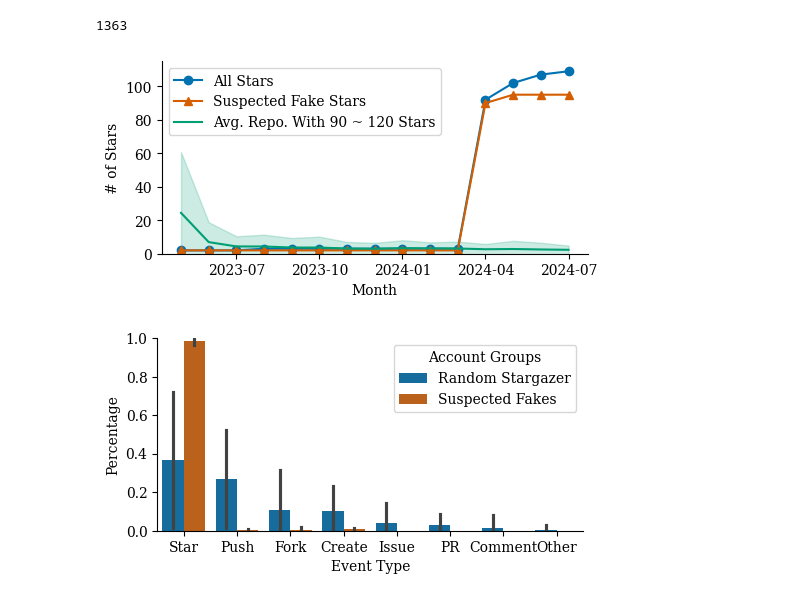
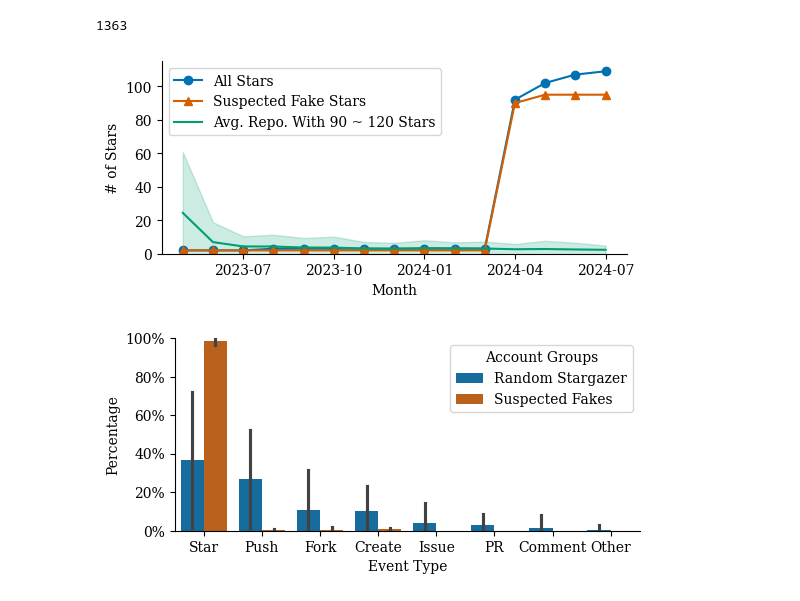
Before and after one commit to hehao98/StarScout, a Jupyter notebook: motivating-example.ipynb, the cells around one changed output. Saved outputs shown, nothing was run; the diff lists cells and outputs as text; code cells hidden in the pictures.

```diff
--- a/motivating-example.ipynb
+++ b/motivating-example.ipynb
@@ -8,7 +8,7 @@ from scripts import MONGO_URL, END_DATE
 from scripts.analysis import data, plot
 
 plot.init_matplotlib()
-W, H = 5.5, 2.5
+W, H = 6, 2.5
 # %%
 repo_name = "gqylpy/funccache"
 stars = data.get_fake_stars_by_month()
@@ -95,7 +95,7 @@ ax.spines["right"].set_visible(False)
 ax.legend(["All Stars", "Suspected Fake Stars", "Avg. Repo. With 90 ~ 120 Stars"])
 fig.savefig("plots/example-timeline.pdf", bbox_inches="tight")
 # %% [output]
-[figure, old version]
+[figure, new version]
 # %%
 sample_actors = pd.read_csv(f"data/{END_DATE}/sample_actor_events.csv")
 fake_actors = pd.read_csv(f"data/{END_DATE}/fake_actor_events.csv")
@@ -129,24 +129,26 @@ fake_actors["group"], sample_actors["group"] = "Suspected Fakes", "Random Starga
 # %%
 data = pd.concat([sample_actors, fake_actors])
 data["event"] = data["event"].map(plot.shorten_gharchive_event)
 fig, ax = plt.subplots(figsize=(W, H))
 sns.barplot(
     x="event",
     y="percentage",
     data=data,
     hue="group",
     order=plot.EVENT_ORDER,
     palette=["C0", "C2"],
     errorbar="sd",
     ax=ax,
 )
 ax.set_ylabel("Percentage")
 ax.set_xlabel("Event Type")
 ax.legend(title="Account Groups")
 ax.set_ylim(0, 1)
+ax.set_yticks([0, 0.2, 0.4, 0.6, 0.8, 1])
+ax.set_yticklabels(["0%", "20%", "40%", "60%", "80%", "100%"])
 ax.spines["top"].set_visible(False)
 ax.spines["right"].set_visible(False)
 #fig.autofmt_xdate()
 fig.savefig("plots/example-events.pdf", bbox_inches="tight", dpi=300)
 # %% [output]
-[figure, old version]
+[figure, new version]
```
Also changed, not shown: 5 other files.
